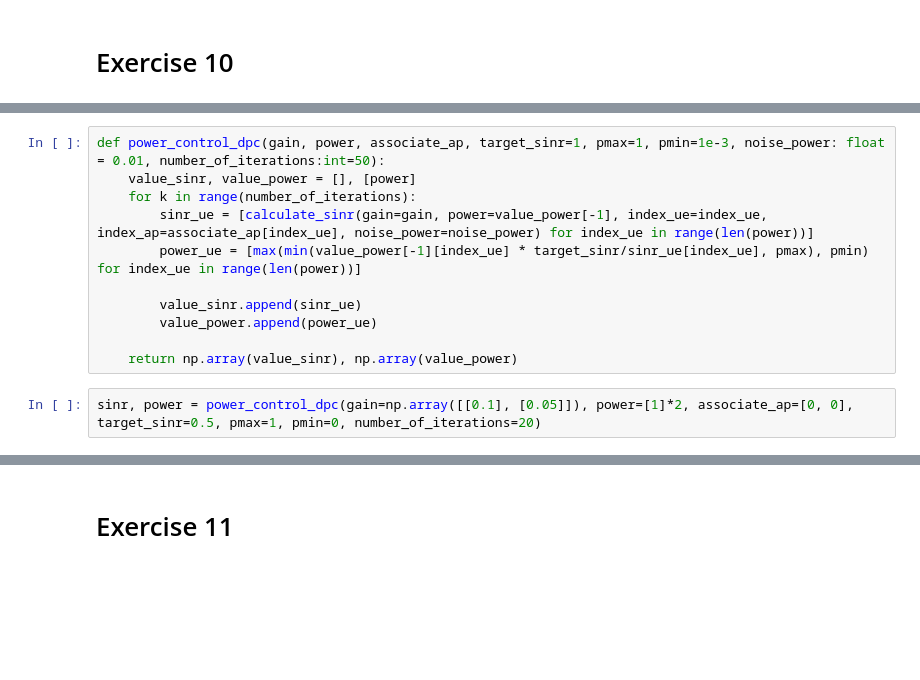
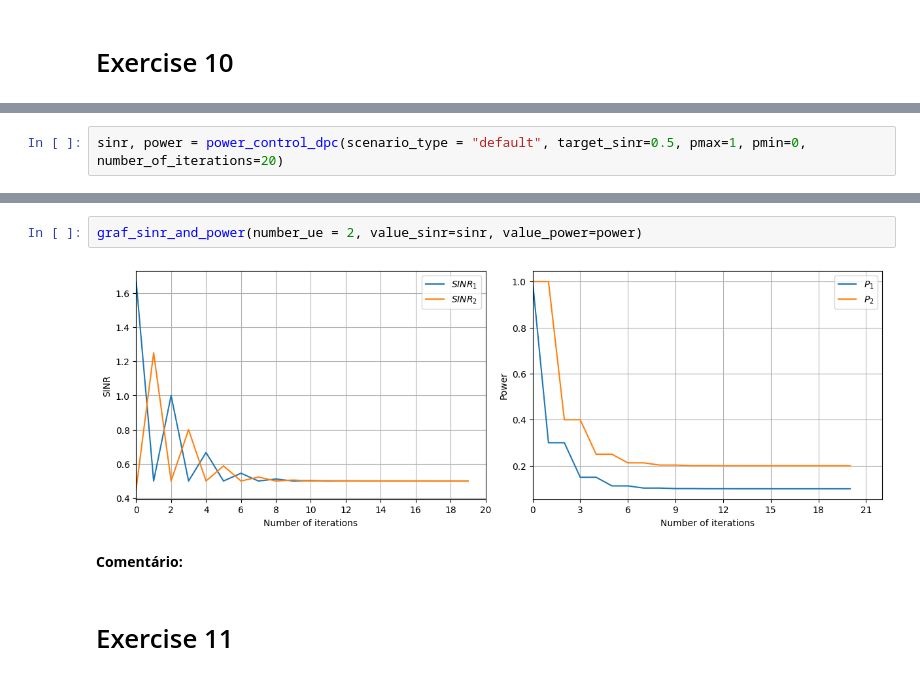
Before and after one commit to marianamf0/wireless_system, a Jupyter notebook: exercise_10.ipynb, the cells around one changed output, grey strips where cells are left out. Drawn from its saved outputs; the diff is of its cells as text; blank space fills up the shorter version.

Commit message:
add power control functions

```diff
--- a/exercise_10.ipynb
+++ b/exercise_10.ipynb
@@ -10,13 +7,2 @@ def calculate_sinr(gain, power, index_ue: int, index_ap: int, noise_power: float
-# %%
-def power_control_dpc(gain, power, associate_ap, target_sinr=1, pmax=1, pmin=1e-3, noise_power: float = 0.01, number_of_iterations:int=50):
-    value_sinr, value_power = [], [power]
-    for k in range(number_of_iterations):
-        sinr_ue = [calculate_sinr(gain=gain, power=value_power[-1], index_ue=index_ue, index_ap=associate_ap[index_ue], noise_power=noise_power) for index_ue in range(len(power))]
-        power_ue = [max(min(value_power[-1][index_ue] * target_sinr/sinr_ue[index_ue], pmax), pmin) for index_ue in range(len(power))]
-
-        value_sinr.append(sinr_ue)
-        value_power.append(power_ue)
-
-    return np.array(value_sinr), np.array(value_power)
 # %%
-sinr, power = power_control_dpc(gain=np.array([[0.1], [0.05]]), power=[1]*2, associate_ap=[0, 0], target_sinr=0.5, pmax=1, pmin=0, number_of_iterations=20)
+sinr, power = power_control_dpc(scenario_type = "default", target_sinr=0.5, pmax=1, pmin=0, number_of_iterations=20)
@@ -47,2 +9,8 @@ plt.show()
+# %%
+graf_sinr_and_power(number_ue = 2, value_sinr=sinr, value_power=power)
+# %% [output]
+[figure, added]
+# %% [markdown]
+**Comentário:**
 # %% [markdown]
 # Exercise 11
```
Also changed, not shown: parts of 57 cells of this notebook, 2 other files.
